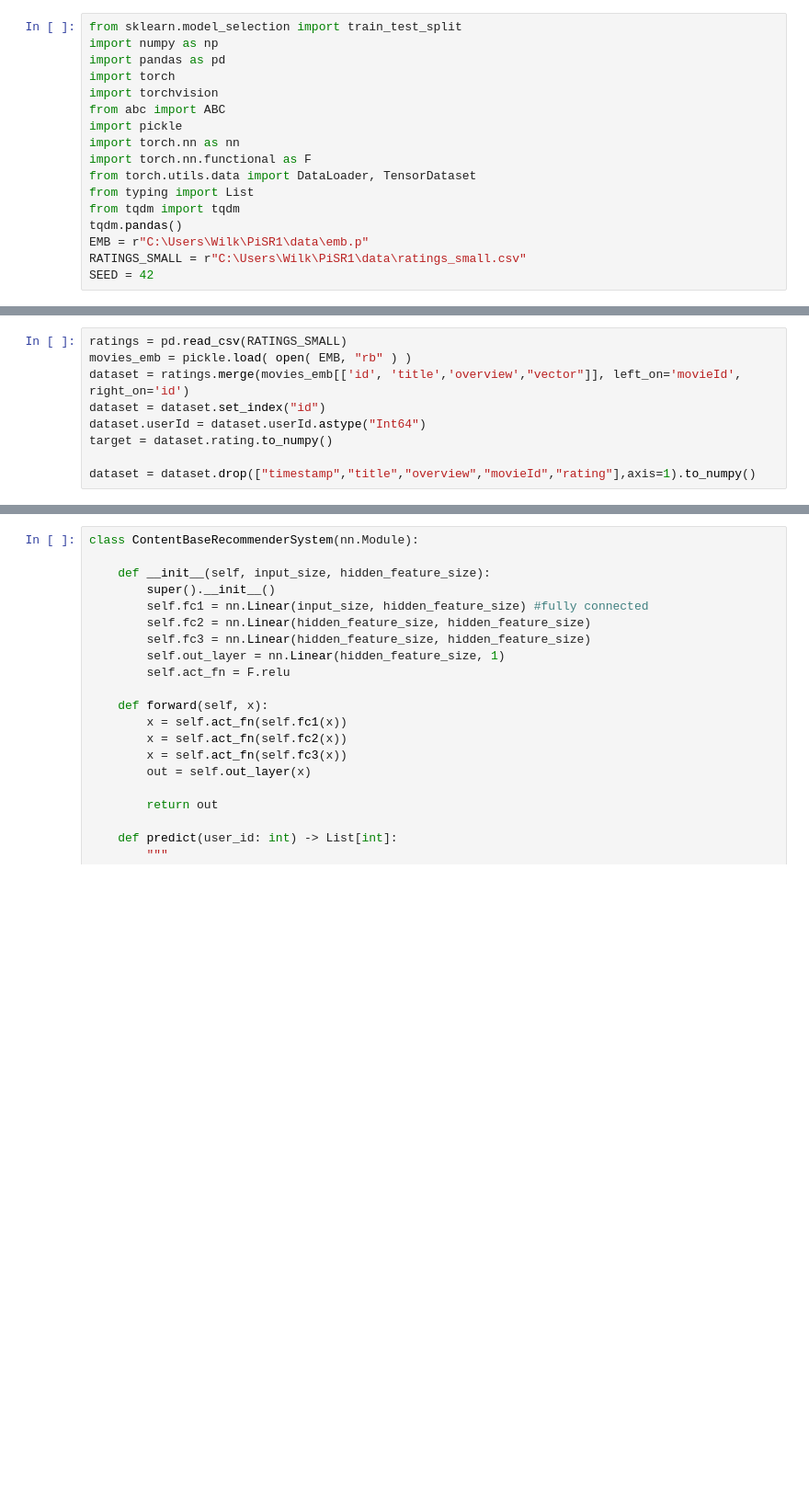
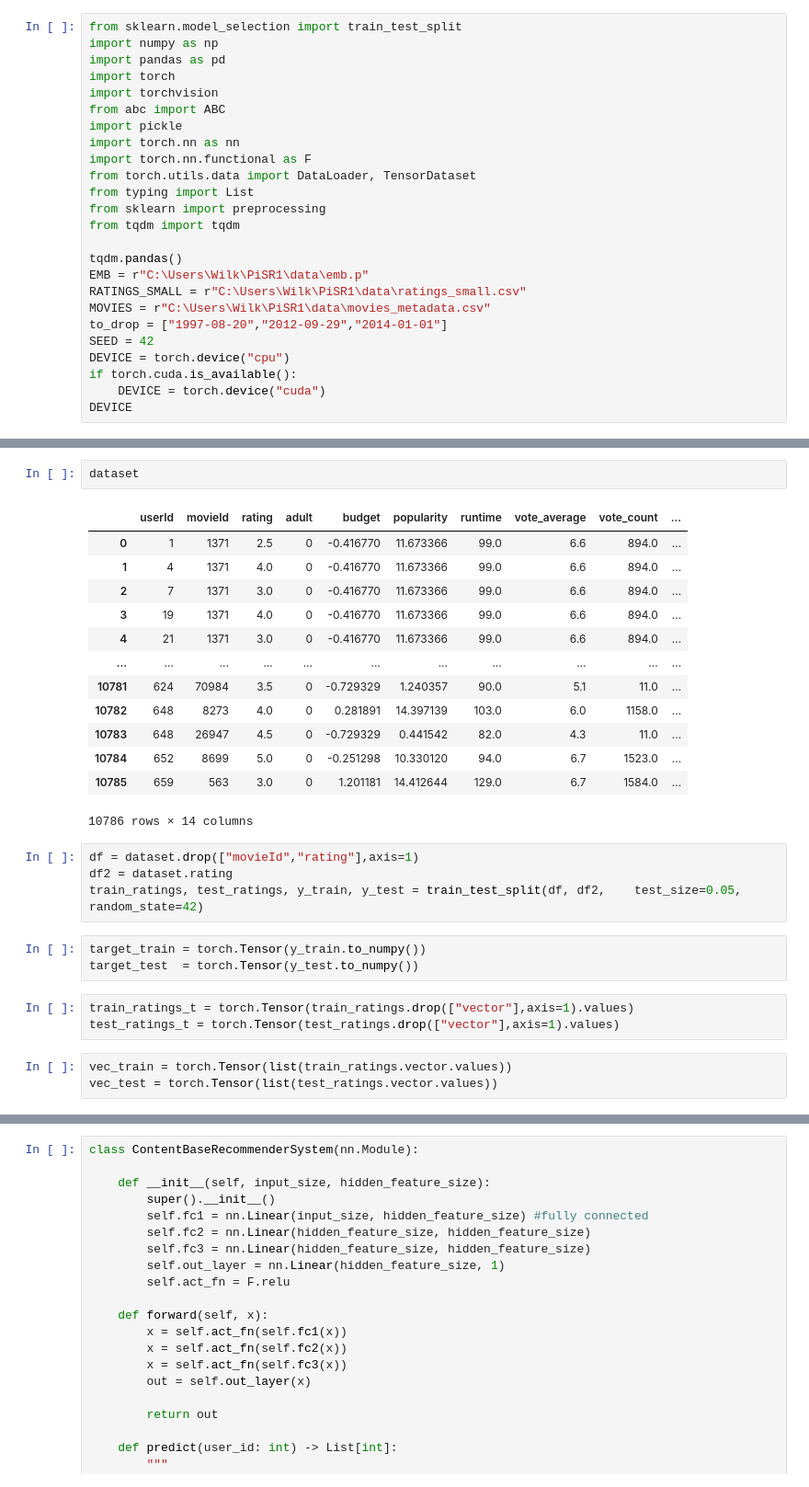
Before and after one commit to Stashq/PiSR1, a Jupyter notebook: notebooks/model-content-base.ipynb, the cells around one changed output, grey strips where cells are left out. Shown at 92% size. Drawn from its saved outputs; the diff is of its cells as text; blank space fills up the shorter version.

```diff
--- a/notebooks/model-content-base.ipynb
+++ b/notebooks/model-content-base.ipynb
@@ -10,8 +10,16 @@ import torch.nn as nn
 import torch.nn.functional as F
 from torch.utils.data import DataLoader, TensorDataset
 from typing import List
+from sklearn import preprocessing
 from tqdm import tqdm
+
 tqdm.pandas()
 EMB = r"C:\Users\Wilk\PiSR1\data\emb.p"
 RATINGS_SMALL = r"C:\Users\Wilk\PiSR1\data\ratings_small.csv"
+MOVIES = r"C:\Users\Wilk\PiSR1\data\movies_metadata.csv"
+to_drop = ["1997-08-20","2012-09-29","2014-01-01"]
 SEED = 42
+DEVICE = torch.device("cpu")
+if torch.cuda.is_available():
+    DEVICE = torch.device("cuda")
+DEVICE
@@ -18,9 +27,0 @@ SEED = 42
-# %%
-ratings = pd.read_csv(RATINGS_SMALL)
-movies_emb = pickle.load( open( EMB, "rb" ) )
-dataset = ratings.merge(movies_emb[['id', 'title','overview',"vector"]], left_on='movieId', right_on='id')
-dataset = dataset.set_index("id")
-dataset.userId = dataset.userId.astype("Int64")
-target = dataset.rating.to_numpy()
-
-dataset = dataset.drop(["timestamp","title","overview","movieId","rating"],axis=1).to_numpy()
@@ -31,0 +73,29 @@ for data in dataset:
+# %%
+dataset
+# %% [output]
+|  | userId | movieId | rating | adult | budget | popularity | runtime | vote_average | vote_count | ... |
+| 0 | 1 | 1371 | 2.5 | 0 | -0.416770 | 11.673366 | 99.0 | 6.6 | 894.0 | ... |
+| 1 | 4 | 1371 | 4.0 | 0 | -0.416770 | 11.673366 | 99.0 | 6.6 | 894.0 | ... |
+| 2 | 7 | 1371 | 3.0 | 0 | -0.416770 | 11.673366 | 99.0 | 6.6 | 894.0 | ... |
+| 3 | 19 | 1371 | 4.0 | 0 | -0.416770 | 11.673366 | 99.0 | 6.6 | 894.0 | ... |
+| 4 | 21 | 1371 | 3.0 | 0 | -0.416770 | 11.673366 | 99.0 | 6.6 | 894.0 | ... |
+| ... | ... | ... | ... | ... | ... | ... | ... | ... | ... | ... |
+| 10781 | 624 | 70984 | 3.5 | 0 | -0.729329 | 1.240357 | 90.0 | 5.1 | 11.0 | ... |
+| 10782 | 648 | 8273 | 4.0 | 0 | 0.281891 | 14.397139 | 103.0 | 6.0 | 1158.0 | ... |
+| 10783 | 648 | 26947 | 4.5 | 0 | -0.729329 | 0.441542 | 82.0 | 4.3 | 11.0 | ... |
+| 10784 | 652 | 8699 | 5.0 | 0 | -0.251298 | 10.330120 | 94.0 | 6.7 | 1523.0 | ... |
+| 10785 | 659 | 563 | 3.0 | 0 | 1.201181 | 14.412644 | 129.0 | 6.7 | 1584.0 | ... |
+10786 rows × 14 columns
+# %%
+df = dataset.drop(["movieId","rating"],axis=1)
+df2 = dataset.rating
+train_ratings, test_ratings, y_train, y_test = train_test_split(df, df2,    test_size=0.05, random_state=42)
+# %%
+target_train = torch.Tensor(y_train.to_numpy())
+target_test  = torch.Tensor(y_test.to_numpy())
+# %%
+train_ratings_t = torch.Tensor(train_ratings.drop(["vector"],axis=1).values)
+test_ratings_t = torch.Tensor(test_ratings.drop(["vector"],axis=1).values)
+# %%
+vec_train = torch.Tensor(list(train_ratings.vector.values))
+vec_test = torch.Tensor(list(test_ratings.vector.values))
```
Also changed, not shown: parts of 13 cells of this notebook.
